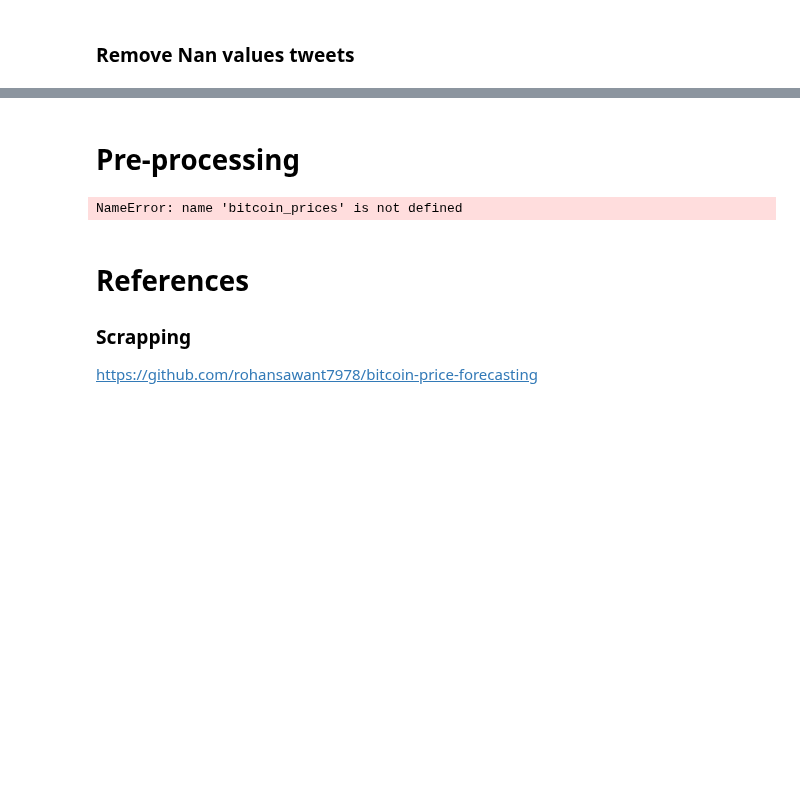
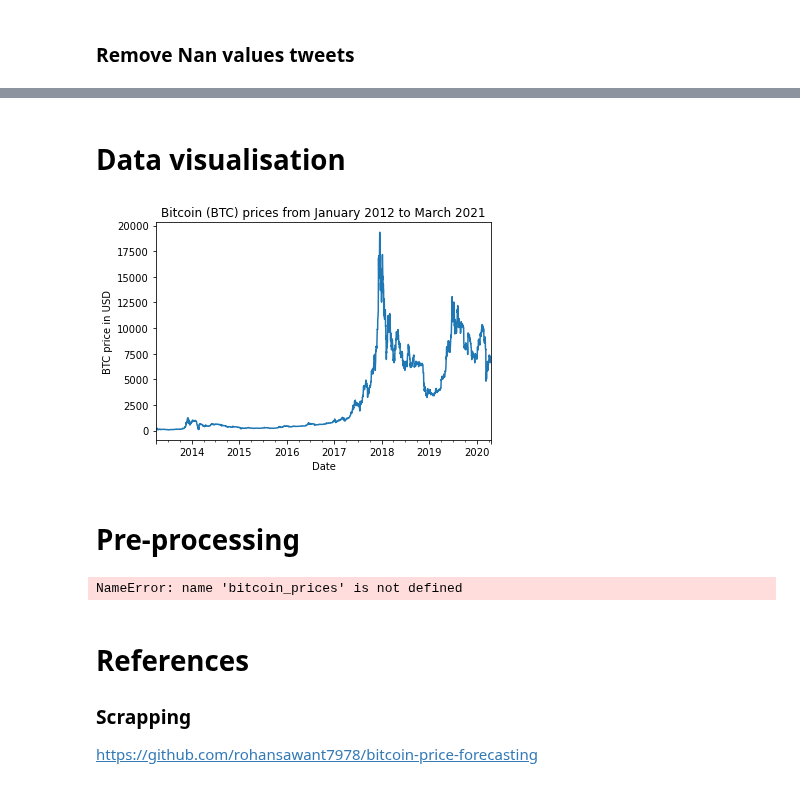
Before and after one commit to rafaelbrutti/MVA, a Jupyter notebook: ML - Time Series/Time-series forecasting of Bitcoin Prices/project.ipynb, the cells around one changed output, grey strips where cells are left out. Drawn from its saved outputs; the diff is of its cells as text; code cells hidden in the pictures; blank space fills up the shorter version.

```diff
--- a/ML - Time Series/Time-series forecasting of Bitcoin Prices/project.ipynb
+++ b/ML - Time Series/Time-series forecasting of Bitcoin Prices/project.ipynb
@@ -433,6 +419,16 @@ missing_values.sort_values(by='missing_count',ascending=False)[np.logical_or(mis
 | top100_to_total_percentage | 6 |
 | avg_block_time | 1 |
 | tweets | 0 |
+# %% [markdown]
+# Data visualisation
+# %%
+final_df["closing_price"].plot()
+plt.title("Bitcoin (BTC) prices from January 2012 to March 2021")
+plt.xlabel("Date")
+plt.ylabel("BTC price in USD")
+plt.show()
+# %% [output]
+[figure, added]
 # %% [markdown]
 # Pre-processing
 # %%
```
Also changed, not shown: parts of 11 cells of this notebook.
